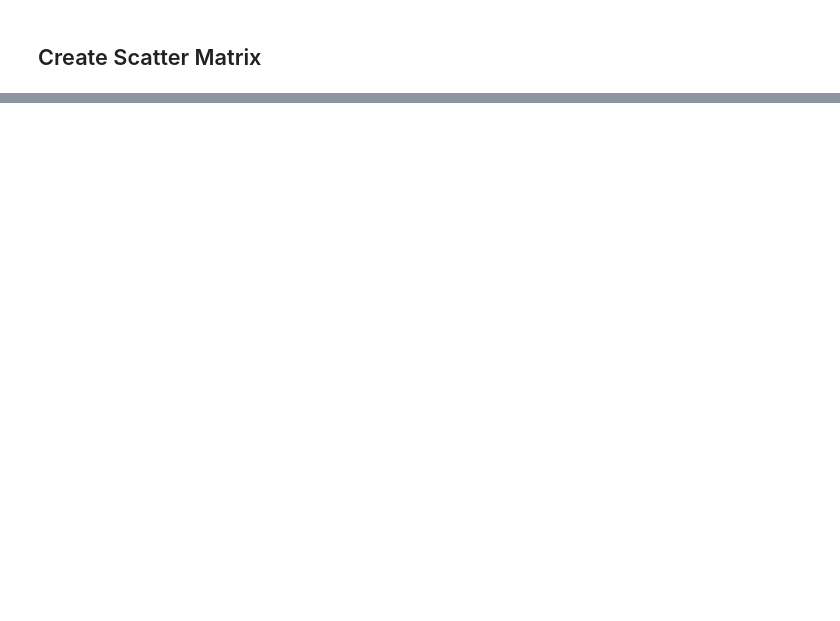
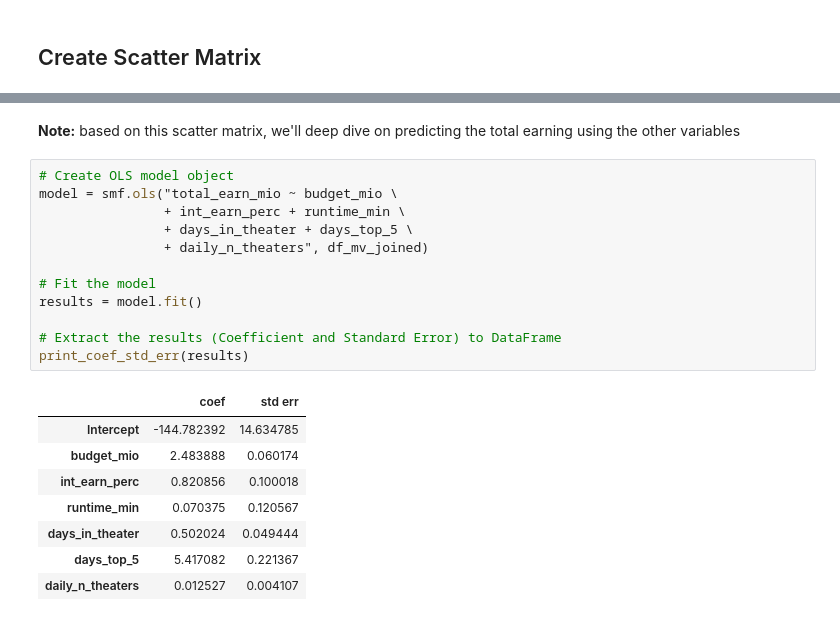
Before and after one commit to bagusfarisa/movies-revenue-analysis, a Jupyter notebook: movie_analysis.ipynb, the cells around one changed output, grey strips where cells are left out. Saved outputs shown, nothing was run; the diff lists cells and outputs as text; blank space fills up the shorter version.

```diff
--- a/movie_analysis.ipynb
+++ b/movie_analysis.ipynb
@@ -683,0 +565,23 @@ plt.show()
+# %% [markdown]
+**Note:** based on this scatter matrix, we'll deep dive on predicting the total earning using the other variables
+# %%
+# Create OLS model object
+model = smf.ols("total_earn_mio ~ budget_mio \
+                + int_earn_perc + runtime_min \
+                + days_in_theater + days_top_5 \
+                + daily_n_theaters", df_mv_joined)
+
+# Fit the model
+results = model.fit()
+
+# Extract the results (Coefficient and Standard Error) to DataFrame
+print_coef_std_err(results)
+# %% [output]
+|  | coef | std err |
+| Intercept | -144.782392 | 14.634785 |
+| budget_mio | 2.483888 | 0.060174 |
+| int_earn_perc | 0.820856 | 0.100018 |
+| runtime_min | 0.070375 | 0.120567 |
+| days_in_theater | 0.502024 | 0.049444 |
+| days_top_5 | 5.417082 | 0.221367 |
+| daily_n_theaters | 0.012527 | 0.004107 |
```
Also changed, not shown: parts of 28 cells of this notebook.
